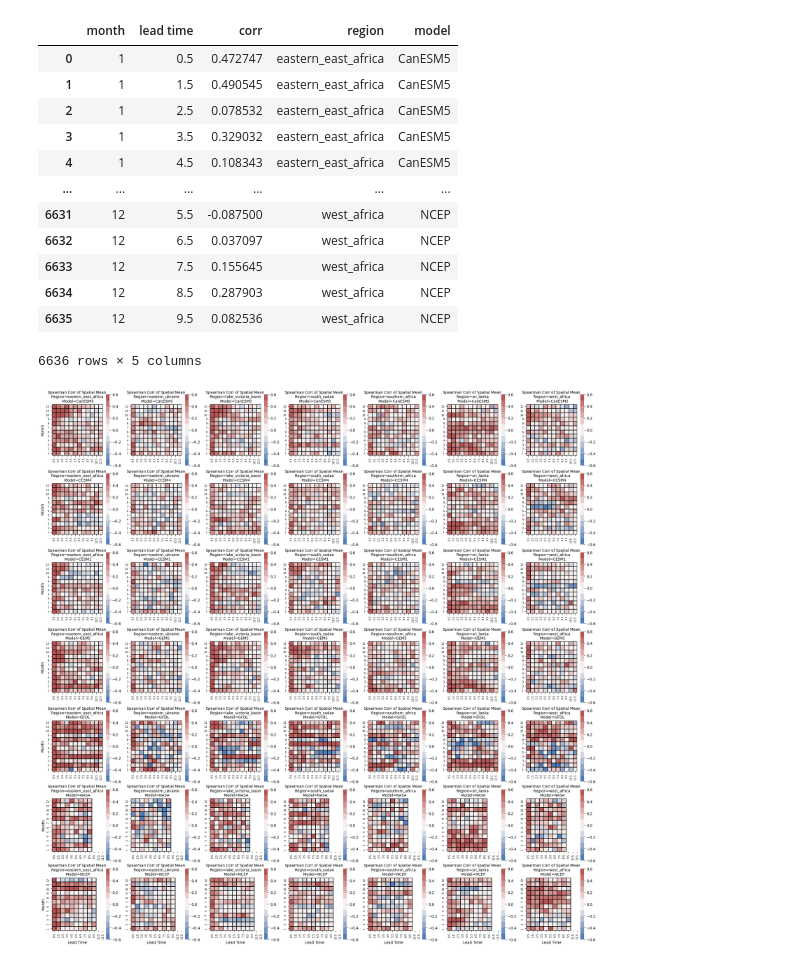
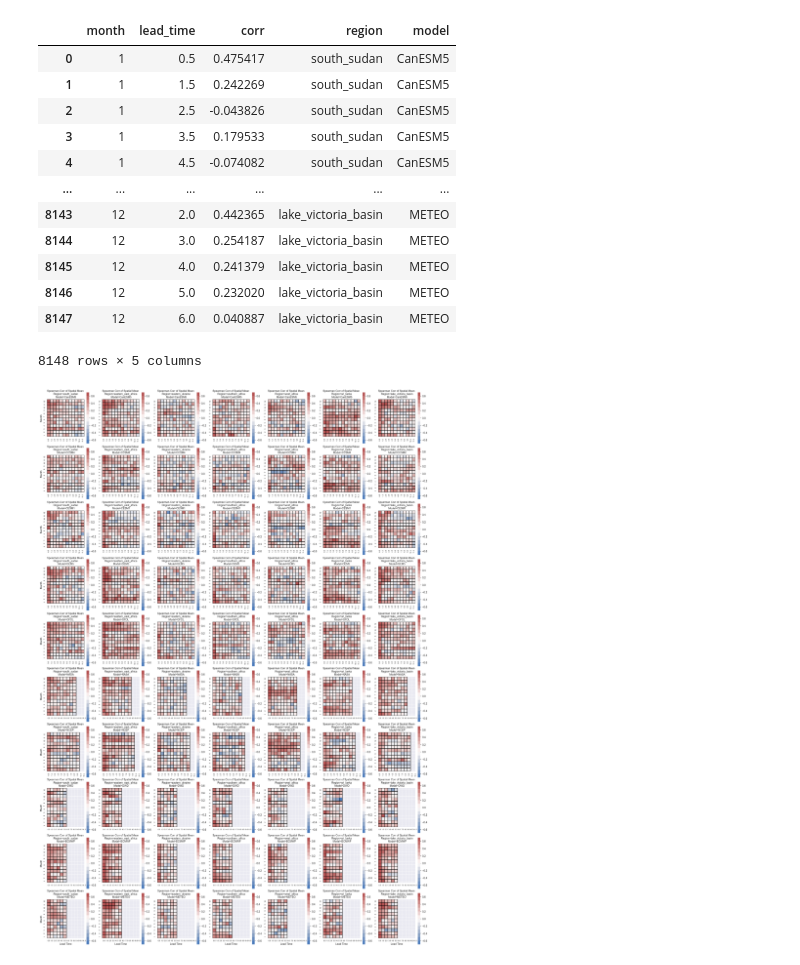
Before and after one commit to yatli24/CHC, a Jupyter notebook: Jupyter notebooks/Spatial_Temporal_means.ipynb, the cells around one changed output. Saved outputs shown, nothing was run; the diff lists cells and outputs as text; code cells hidden in the pictures.

Commit message:
Update Spatial_Temporal_means.ipynb
now compatible with netCDF files
added dry masking to heatmap

```diff
--- a/Jupyter notebooks/Spatial_Temporal_means.ipynb
+++ b/Jupyter notebooks/Spatial_Temporal_means.ipynb
@@ -8,30 +8,31 @@ import cartopy.crs as ccrs
 import cartopy.feature as cfeature
 # pip install pyarrow and dask
 import dask.dataframe as dd
-import os
+sns.set(rc={'axes.facecolor':'grey'})
 # %%
-# Changing directory
-os.chdir('C:/Users/edwin/OneDrive/Documents/GitHub/CHC')
-
 # Importing the data
-region = ['eastern_east_africa', 'eastern_ukraine', 'lake_victoria_basin', 'south_sudan', 'southern_africa', 'sri_lanka', 'west_africa']
-model = ['CanESM5', 'CCSM4', 'CESM1', 'GEM5', 'GFDL', 'NASA', 'NCEP']
+region = ['south_sudan', 'eastern_east_africa', 'eastern_ukraine', 'southern_africa', 'west_africa', 'sri_lanka', 'lake_victoria_basin']
+model = ['CanESM5', 'CCSM4', 'CESM1', 'GEM5', 'GFDL', 'NASA', 'NCEP', 'DWD', 'ECMWF', 'METEO']
 for i in region:
     for j in model:
-        globals()['{}_{}'.format(i, j)] = dd.read_csv('data/csv/csv_merged_data/{}_{}_merged.csv'.format(i, j))
+        globals()['{}_{}'.format(i, j)] = xr.open_mfdataset('data/netCDF/{}_{}_merged.nc'.format(i, j)).to_dataframe().reset_index()
 # %%
 # Spatial means precip and predicted precip of each region, grouped by time and lead time
-eastern_east_africa = eastern_east_africa_CanESM5.drop(['date of prediction', 'realization time', 'month', 'year'], axis = 1).groupby(['time', 'lead time'])[['predicted precip', 'precip']].mean().compute().reset_index()
 for i in region:
     for j in model:
+        # Calculate ensemble mean
+        globals()['{}_{}_ensemble_means'.format(i, j)] = (globals()['{}_{}'.format(i, j)]
+                                                         .groupby(['time', 'lead_time', 'latitude', 'longitude'])[['predicted_precip', 'precip']]
+                                                         .mean().reset_index())
         # Calculate the spatial means for each region and model
-        globals()['{}_{}_spatial_means'.format(i, j)] = (globals()['{}_{}'.format(i, j)]
-                                                         .drop(['date of prediction', 'realization time', 'year'], axis = 1)
-                                                         .groupby(['time', 'month', 'lead time'])[['predicted precip', 'precip']]
-                                                         .mean().compute().reset_index())
+        globals()['{}_{}_spatial_means'.format(i, j)] = (globals()['{}_{}_ensemble_means'.format(i, j)]
+                                                         .groupby(['time', 'lead_time'])[['predicted_precip', 'precip']]
+                                                         .mean().reset_index())
+        # Extract months
+        globals()['{}_{}_spatial_means'.format(i, j)]['month'] = globals()['{}_{}_spatial_means'.format(i, j)]['time'].dt.month
         # Calculate the correlation between predicted precip and precip means
         globals()['{}_{}_spatial_means_corr'.format(i, j)] = (globals()['{}_{}_spatial_means'.format(i, j)]
-                                                              .groupby(['month', 'lead time'])[['predicted precip', 'precip']].corr(method = 'spearman')
+                                                              .groupby(['month', 'lead_time'])[['predicted_precip', 'precip']].corr(method = 'spearman')
                                                               .iloc[0::2, -1].droplevel(level = 2).reset_index())
         globals()['{}_{}_spatial_means_corr'.format(i, j)]['region'] = i
         globals()['{}_{}_spatial_means_corr'.format(i, j)]['model'] = j
@@ -39,27 +40,28 @@ for i in region:
 # Concatenate all the dataframes
 spatial_means_corr = pd.concat([globals()['{}_{}_spatial_means_corr'.format(i, j)] for i in region for j in model], ignore_index = True)
 spatial_means_corr = spatial_means_corr.rename(columns = {'precip': 'corr'})
+spatial_means_corr
 # %% [output]
-|  | month | lead time | corr | region | model |
-| 0 | 1 | 0.5 | 0.472747 | eastern_east_africa | CanESM5 |
-| 1 | 1 | 1.5 | 0.490545 | eastern_east_africa | CanESM5 |
-| 2 | 1 | 2.5 | 0.078532 | eastern_east_africa | CanESM5 |
-| 3 | 1 | 3.5 | 0.329032 | eastern_east_africa | CanESM5 |
-| 4 | 1 | 4.5 | 0.108343 | eastern_east_africa | CanESM5 |
+|  | month | lead_time | corr | region | model |
+| 0 | 1 | 0.5 | 0.475417 | south_sudan | CanESM5 |
+| 1 | 1 | 1.5 | 0.242269 | south_sudan | CanESM5 |
+| 2 | 1 | 2.5 | -0.043826 | south_sudan | CanESM5 |
+| 3 | 1 | 3.5 | 0.179533 | south_sudan | CanESM5 |
+| 4 | 1 | 4.5 | -0.074082 | south_sudan | CanESM5 |
 | ... | ... | ... | ... | ... | ... |
-| 6631 | 12 | 5.5 | -0.087500 | west_africa | NCEP |
-| 6632 | 12 | 6.5 | 0.037097 | west_africa | NCEP |
-| 6633 | 12 | 7.5 | 0.155645 | west_africa | NCEP |
-| 6634 | 12 | 8.5 | 0.287903 | west_africa | NCEP |
-| 6635 | 12 | 9.5 | 0.082536 | west_africa | NCEP |
+| 8143 | 12 | 2.0 | 0.442365 | lake_victoria_basin | METEO |
+| 8144 | 12 | 3.0 | 0.254187 | lake_victoria_basin | METEO |
+| 8145 | 12 | 4.0 | 0.241379 | lake_victoria_basin | METEO |
+| 8146 | 12 | 5.0 | 0.232020 | lake_victoria_basin | METEO |
+| 8147 | 12 | 6.0 | 0.040887 | lake_victoria_basin | METEO |
-6636 rows × 5 columns
+8148 rows × 5 columns
 # %%
 #heatmap
 def draw_heatmap(*args, **kwargs):
     data = kwargs.pop('data')
     d = data.pivot(index=args[1], columns=args[0], values=args[2])
-    sns.heatmap(d, **kwargs, vmin=-1, vmax=1,
-                cmap=sns.color_palette('vlag', 12),
+    sns.heatmap(d, **kwargs, vmin=-0.7, vmax=0.7,
+                cmap=sns.color_palette('vlag', 15),
                 linewidths=0.1, linecolor='black')
     plt.xticks(np.arange(0.5, 12.5, 1))  # Set xticks explicitly
     plt.gca().set_xticklabels(np.arange(0.5, 12.5, 1))  # Set xticklabels
@@ -68,12 +70,12 @@ def draw_heatmap(*args, **kwargs):
     plt.gca().invert_yaxis()
 # %%
 fg = sns.FacetGrid(spatial_means_corr, col='region', row='model', sharex=False, sharey=False)
-fg.map_dataframe(draw_heatmap, 'lead time', 'month', 'corr', square = True)
+fg.map_dataframe(draw_heatmap, 'lead_time', 'month', 'corr', square = True)
 
 fg.set_titles('Spearman Corr of Spatial Mean \n Region={col_name} \n Model={row_name}')
 fg.set_ylabels("Month")
 fg.set_xlabels("Lead Time")
 plt.show()
 fg.savefig('figures/spatial_means_corr.png')
 # %% [output]
-[figure, old version]
+[figure, new version]
```
Also changed, not shown: parts of 7 cells of this notebook.
